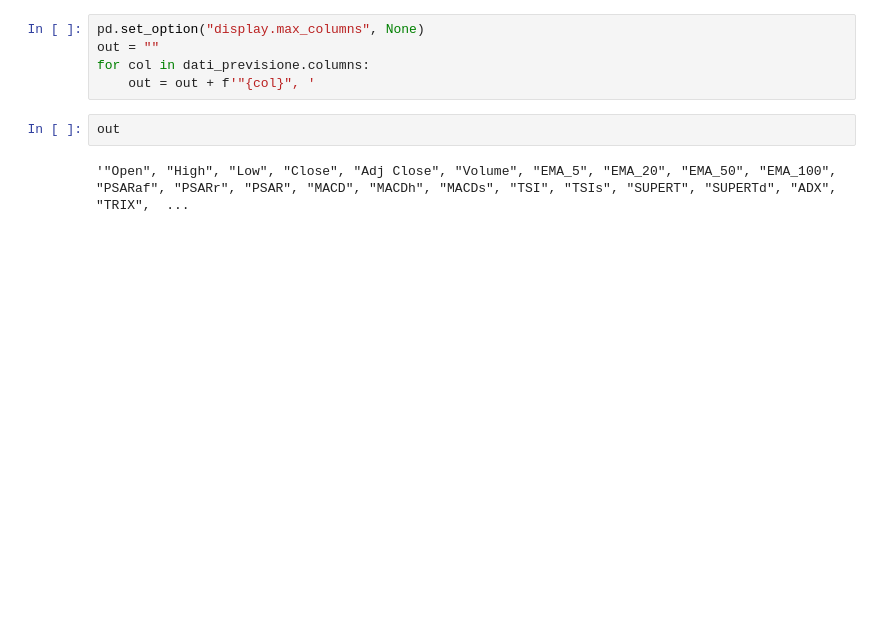
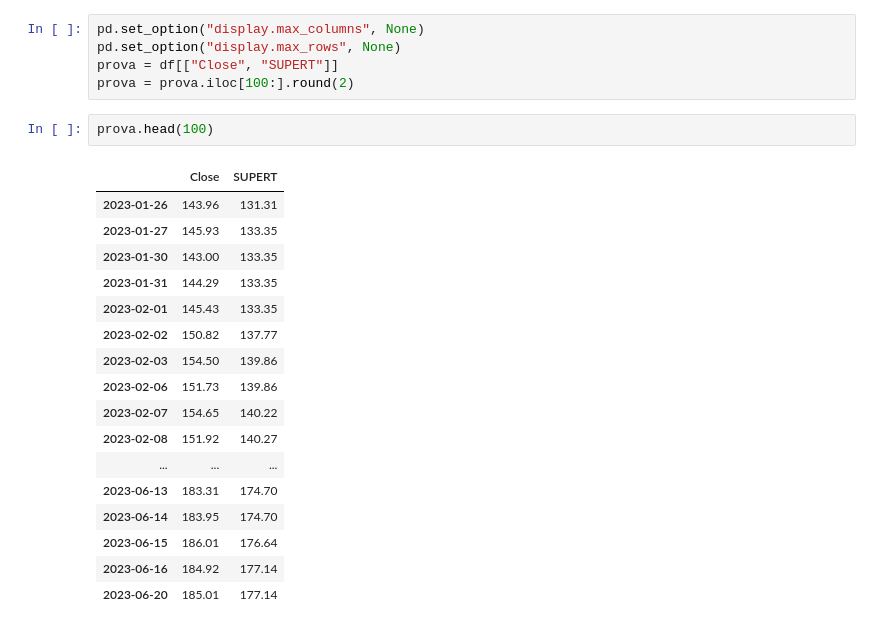
Before and after one commit to enricomarchi/Borsa, a Jupyter notebook: Untitled.ipynb, the cells around one changed output. Cells and saved outputs as stored; diff of their text form; blank space fills up the shorter version.

```diff
--- a/Untitled.ipynb
+++ b/Untitled.ipynb
@@ -35,12 +68,28 @@ dati_previsione = fx.crea_indicatori(dati_previsione)
 # %% [output]
 Download dati ticker per previsione
 [*********************100%%**********************]  1 of 1 completed
-# %%
-pd.set_option("display.max_columns", None)
-out = ""
-for col in dati_previsione.columns:
-    out = out + f'"{col}", '
-# %%
-out
-# %% [output]
-'"Open", "High", "Low", "Close", "Adj Close", "Volume", "EMA_5", "EMA_20", "EMA_50", "EMA_100", "PSARaf", "PSARr", "PSAR", "MACD", "MACDh", "MACDs", "TSI", "TSIs", "SUPERT", "SUPERTd", "ADX", "TRIX",  ...
+# %%
+pd.set_option("display.max_columns", None)
+pd.set_option("display.max_rows", None)
+prova = df[["Close", "SUPERT"]]
+prova = prova.iloc[100:].round(2)
+# %%
+prova.head(100)
+# %% [output]
+|  | Close | SUPERT |
+| 2023-01-26 | 143.96 | 131.31 |
+| 2023-01-27 | 145.93 | 133.35 |
+| 2023-01-30 | 143.00 | 133.35 |
+| 2023-01-31 | 144.29 | 133.35 |
+| 2023-02-01 | 145.43 | 133.35 |
+| 2023-02-02 | 150.82 | 137.77 |
+| 2023-02-03 | 154.50 | 139.86 |
+| 2023-02-06 | 151.73 | 139.86 |
+| 2023-02-07 | 154.65 | 140.22 |
+| 2023-02-08 | 151.92 | 140.27 |
+| ... | ... | ... |
+| 2023-06-13 | 183.31 | 174.70 |
+| 2023-06-14 | 183.95 | 174.70 |
+| 2023-06-15 | 186.01 | 176.64 |
+| 2023-06-16 | 184.92 | 177.14 |
+| 2023-06-20 | 185.01 | 177.14 |
```
Also changed, not shown: parts of 9 cells of this notebook, 4 other files.
